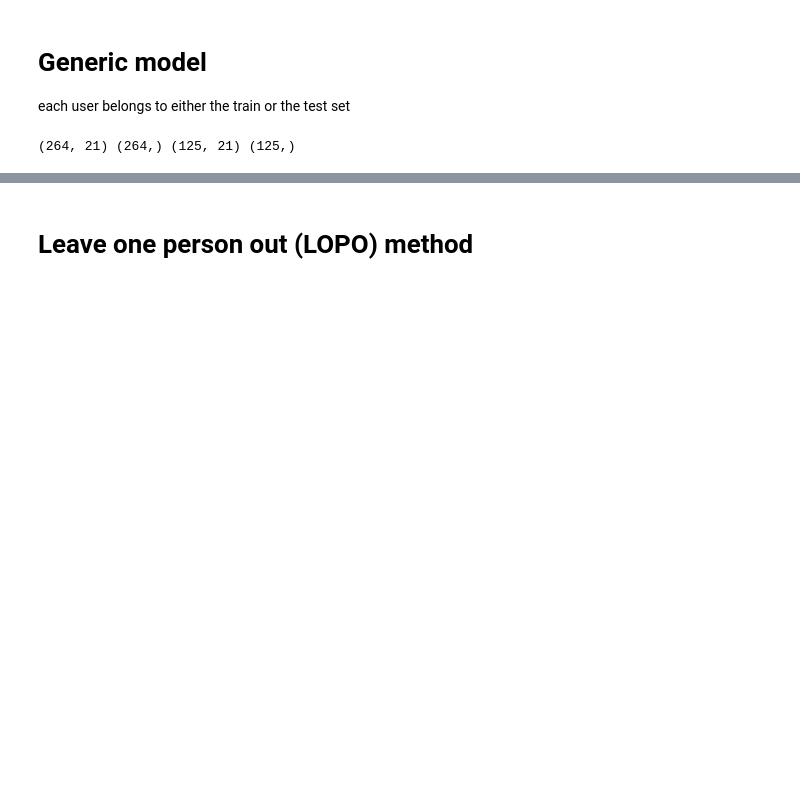
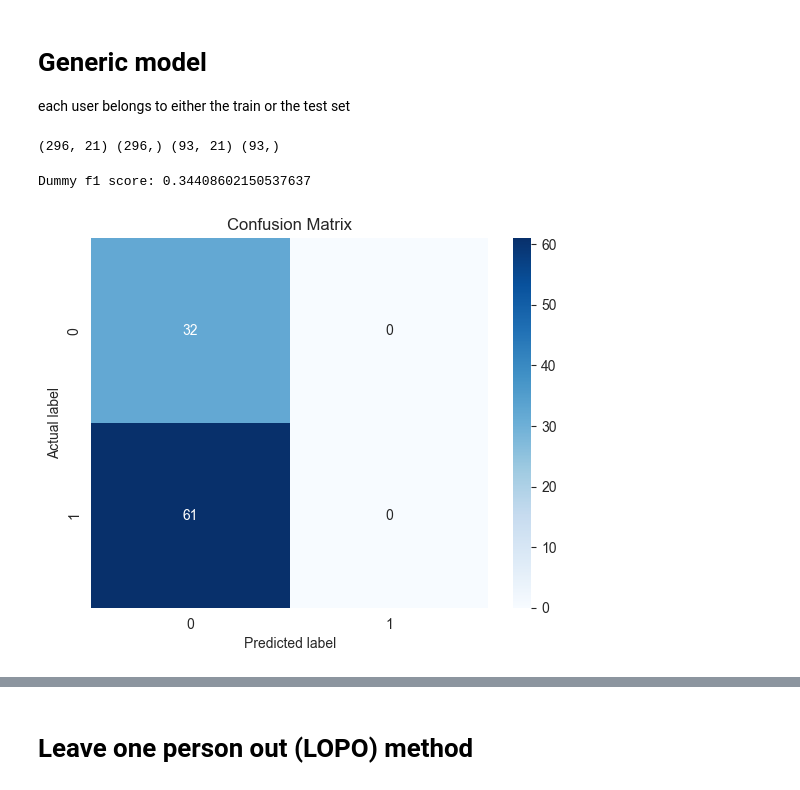
Before and after one commit to kcristinaa/-un-fairness-evaluation, a Jupyter notebook: notebooks_models/depresjon_models.ipynb, the cells around one changed output, grey strips where cells are left out. Saved outputs shown, nothing was run; the diff lists cells and outputs as text; code cells hidden in the pictures; blank space fills up the shorter version.

```diff
--- a/notebooks_models/depresjon_models.ipynb
+++ b/notebooks_models/depresjon_models.ipynb
@@ -89,8 +87,22 @@ Name: category_madrs, dtype: int64
 each user belongs to either the train or the test set
 # %%
 X_train, y_train, X_test, y_test = train_test_split_per_user(df,target_column='category_madrs')
+print(X_train.shape, y_train.shape, X_test.shape, y_test.shape)
+
+smote = SMOTE(random_state=42)
+X_train_smote, y_train_smote = smote.fit_resample(X_train, y_train)
+# %% [output]
+(296, 21) (296,) (93, 21) (93,)
-# %%
-print(X_train.shape, y_train.shape, X_test.shape, y_test.shape)
-# %% [output]
-(264, 21) (264,) (125, 21) (125,)
+# %%
+# Dummy Classifier for comparison
+dummy_clf = DummyClassifier(strategy='most_frequent')
+dummy_clf.fit(X_train_smote, y_train_smote)
+dummy_predictions = dummy_clf.predict(X_test)
+
+f1 = f1_score(y_test, dummy_predictions, average='micro')
+print(f'Dummy f1 score: {f1}')
+plot_confusion_matrix(y_test, dummy_predictions)
+# %% [output]
+Dummy f1 score: 0.34408602150537637
+[figure, added]
 # %%
```
Also changed, not shown: parts of 11 cells of this notebook, 4 other files.
